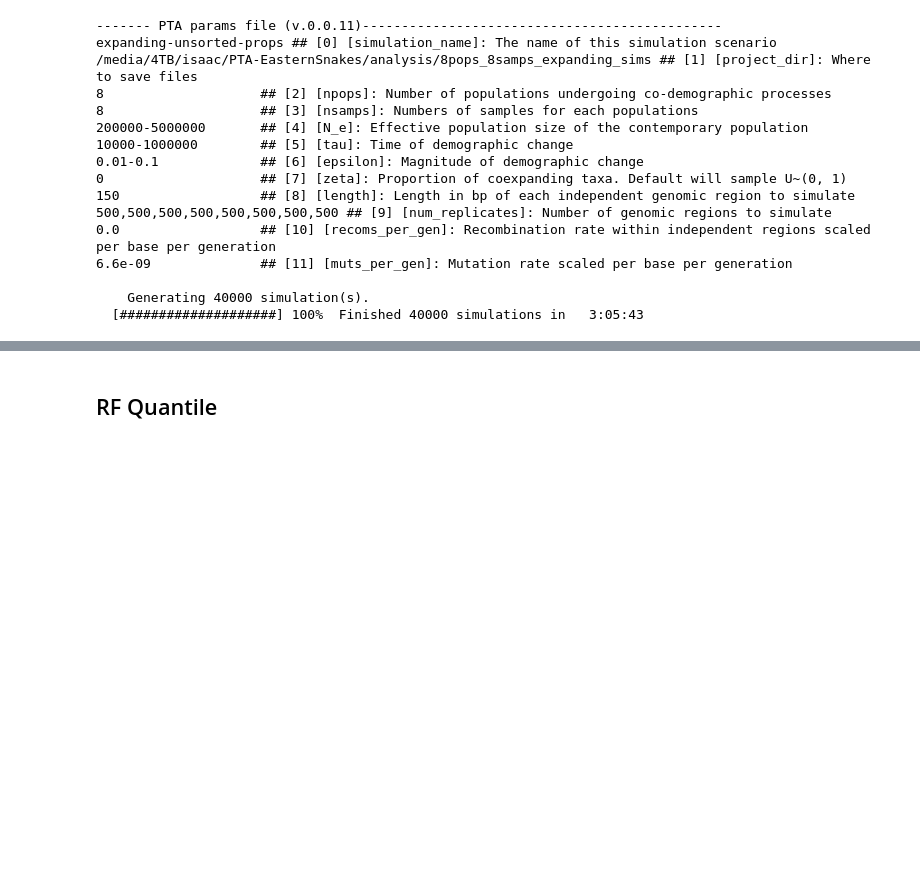
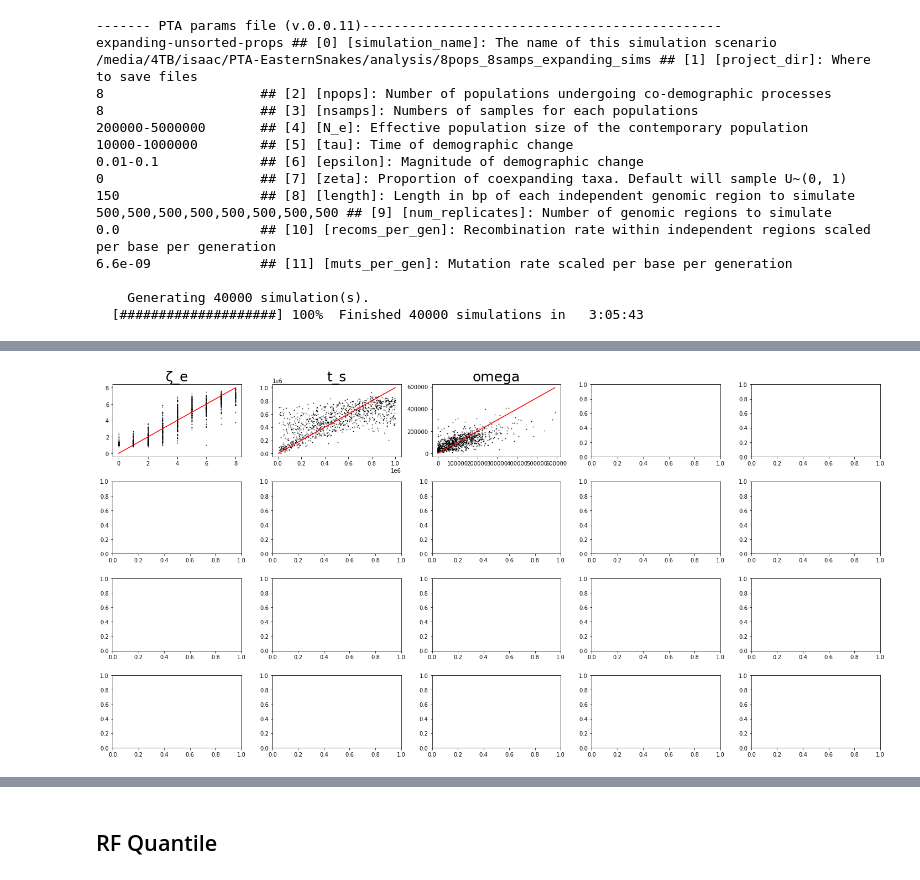
Before and after one commit to isaacovercast/PTA-EasternSnake, a Jupyter notebook: Ecotone_genomics-FitEmpirical-K2Getula.ipynb, the cells around one changed output, grey strips where cells are left out. Cells and saved outputs as stored; diff of their text form; code cells hidden in the pictures; blank space fills up the shorter version.

Commit message:
update empirical notebooks

```diff
--- a/Ecotone_genomics-FitEmpirical-K2Getula.ipynb
+++ b/Ecotone_genomics-FitEmpirical-K2Getula.ipynb
@@ -285,0 +293,27 @@ expanding-unsorted-props ## [0] [simulation_name]: The name of this simulation s
+# %%
+%%time
+# sorted
+sorted_sim_df = pd.read_csv("./analysis/8pops_8samps_expanding_sims/expanding-sorted-props-SIMOUT.csv", sep=" ")
+synthetic_community = pd.DataFrame(sorted_sim_df.loc[0]).T.drop(PTA.inference.default_targets, axis=1)
+
+gb_params = {'n_estimators': 1000,
+             'min_samples_split': 5,
+             'min_samples_leaf': 4,
+             'max_features': 'auto',
+             'max_depth': 10,
+             'learning_rate': 0.012589254117941661}
+
+print(len(sorted_sim_df))
+gb_sorted = PTA.inference.Regressor(empirical_df=synthetic_community,\
+                                sims=sorted_sim_df,\
+                                algorithm="gb",\
+                                verbose=True)
+gb_sorted.set_params(gb_params)
+gb_sorted.set_targets(["zeta_e", "t_s", "omega"])
+gb_sorted.predict(select_features=False,\
+            param_search=False,\
+            quick=False,\
+            verbose=True)
+sorted_cv_preds1 = gb_sorted.cross_val_predict(verbose=True)
+sorted_cv_scores1 = gb_sorted.cross_val_score(verbose=True)
+ax = gb_sorted.plot_cv_predictions(figsize=(20,10), figdims=(4,5))
@@ -285,0 +335,4 @@ expanding-unsorted-props ## [0] [simulation_name]: The name of this simulation s
+# %%
+ax = gb_sorted.plot_cv_predictions(figsize=(20,10), figdims=(4,5))
+# %% [output]
+[figure, added]
```
Also changed, not shown: parts of 15 cells of this notebook, 1 other file.
